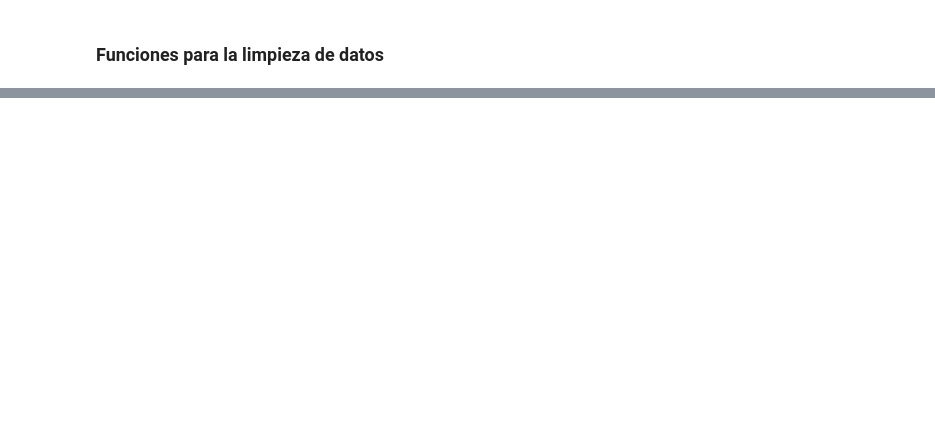
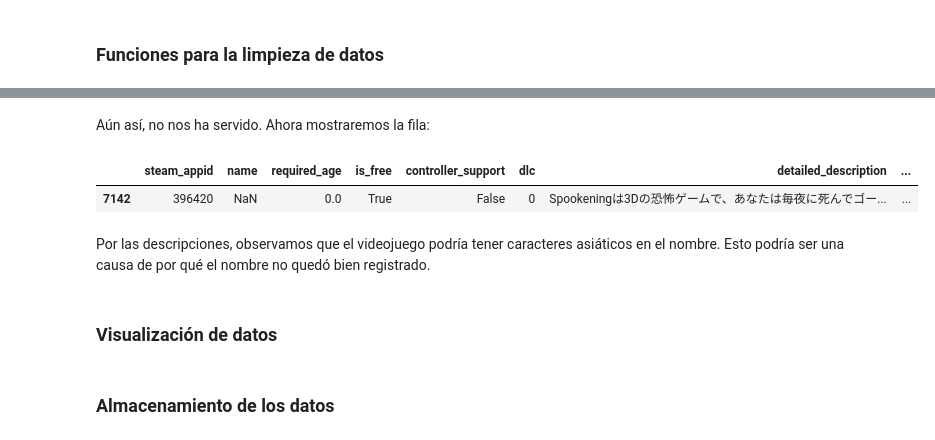
Before and after one commit to Pumpunkio/EDA-Steam, a Jupyter notebook: notebooks/limpieza_y_visualizacion.ipynb, the cells around one changed output, grey strips where cells are left out. Saved outputs shown, nothing was run; the diff lists cells and outputs as text; code cells hidden in the pictures; blank space fills up the shorter version.

```diff
--- a/notebooks/limpieza_y_visualizacion.ipynb
+++ b/notebooks/limpieza_y_visualizacion.ipynb
@@ -86,0 +305,10 @@ memory usage: 7.1+ MB
+# %%
+df_clean_steam = df_clean_steam.set_index("steam_appid")
+df_applist = df_applist.set_index("appid")
+
+df_clean_steam["name"] = df_clean_steam["name"].combine_first(df_applist["name"])
+
+df_clean_steam = df_clean_steam.reset_index()
+df_applist = df_applist.reset_index()
+
+df_clean_steam.info()
@@ -86,0 +333,11 @@ memory usage: 7.1+ MB
+# %% [markdown]
+Aún así, no nos ha servido. Ahora mostraremos la fila:
+# %%
+df_clean_steam[df_clean_steam["name"].isna()]
+# %% [output]
+|  | steam_appid | name | required_age | is_free | controller_support | dlc | detailed_description | ... |
+| 7142 | 396420 | NaN | 0.0 | True | False | 0 | Spookeningは3Dの恐怖ゲームで、あなたは毎夜に死んでゴー... | ... |
+# %% [markdown]
+Por las descripciones, observamos que el videojuego podría tener caracteres asiáticos en el nombre. Esto podría ser una causa de por qué el nombre no quedó bien registrado.
+# %% [markdown]
+### Visualización de datos
@@ -86,0 +350,2 @@ memory usage: 7.1+ MB
+# %% [markdown]
+### Almacenamiento de los datos
```
Also changed, not shown: parts of 19 cells of this notebook, 5 other files.
